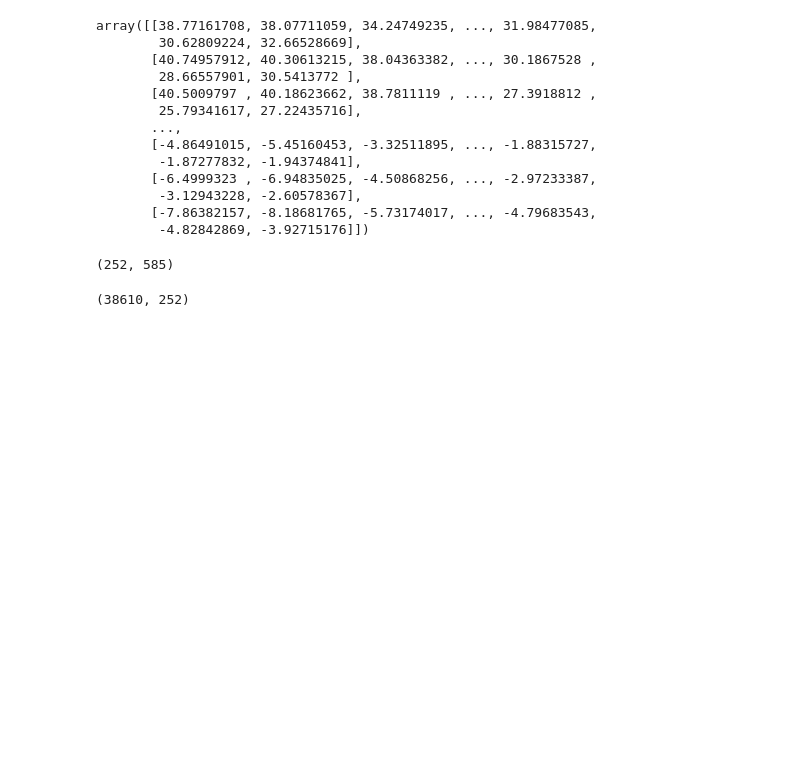
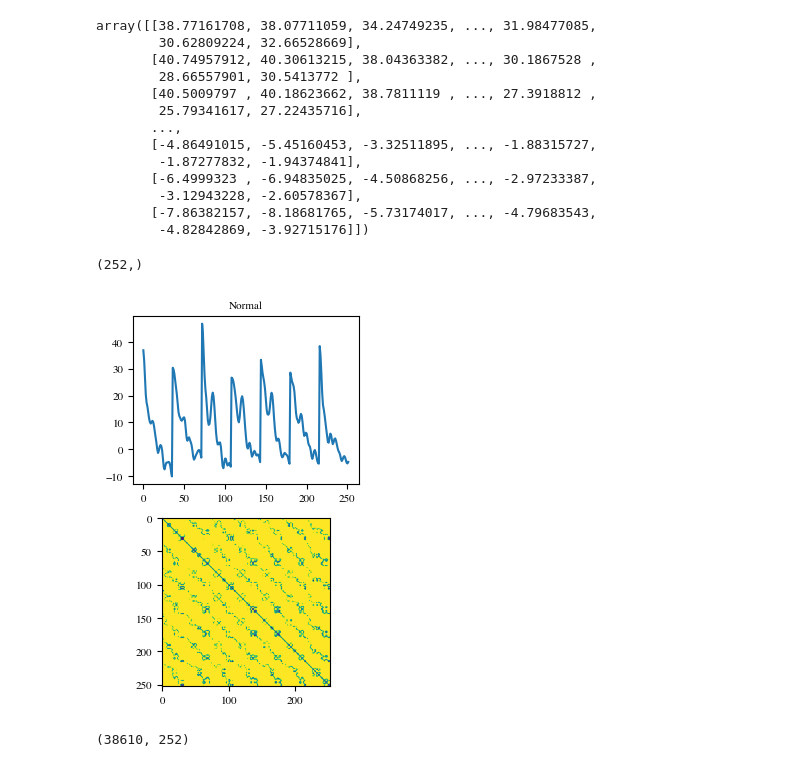
Before and after one commit to metal0bird/attention_eeg, a Jupyter notebook: SVM_PCA.ipynb, the cells around one changed output. Drawn from its saved outputs; the diff is of its cells as text; code cells hidden in the pictures; blank space fills up the shorter version.

Commit message:
recurrence plots

```diff
--- a/SVM_PCA.ipynb
+++ b/SVM_PCA.ipynb
@@ -287,9 +287,44 @@ array([[38.77161708, 38.07711059, 34.24749235, ..., 31.98477085,
        [-7.86382157, -8.18681765, -5.73174017, ..., -4.79683543,
         -4.82842869, -3.92715176]])
 # %%
-svm_focus['eeg_record10'].shape
+svm_focus['eeg_record10'][:,0].shape
 # %% [output]
-(252, 585)
+(252,)
+# %%
+from __future__ import division, print_function
+import numpy as np
+import pylab as plt
+from scipy.spatial.distance import pdist, squareform
+
+def rec_plot(s, eps=0.10, steps=10):
+    d = pdist(s[:,None])
+    d = np.floor(d/eps)
+    d[d>steps] = steps
+    Z = squareform(d)
+    return Z
+
+def moving_average(s, r=5):
+    return np.convolve(s, np.ones((r,))/r, mode='valid')
+
+if __name__ == "__main__":
+    # Generate singal
+    N = 200
+    eps = 0.1
+    steps = 10
+
+    # Plot normal dist filtered with moving average
+    rn = svm_unfocus['eeg_record10'][:,150]
+    #rn_filtered = moving_average(rn)
+    plt.figure(figsize=(12, 8), dpi=200)
+    plt.subplot(222)
+    plt.plot(rn)
+    plt.title("Normal")
+    plt.subplot(224)
+    plt.imshow(rec_plot(rn, eps=eps, steps=steps))
+
+    plt.show()
+# %% [output]
+[figure, added]
 # %%
 # I will try to use the data from all participants to train the model
 target=[]
```
Also changed, not shown: 3 other files.
